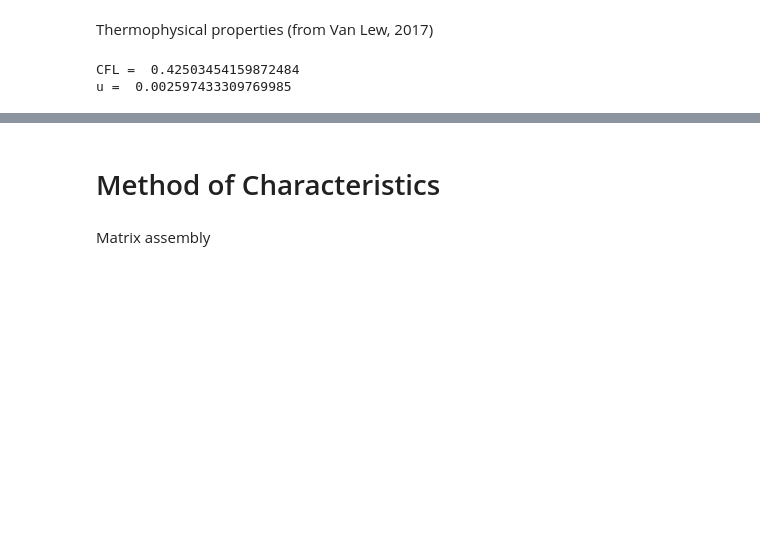
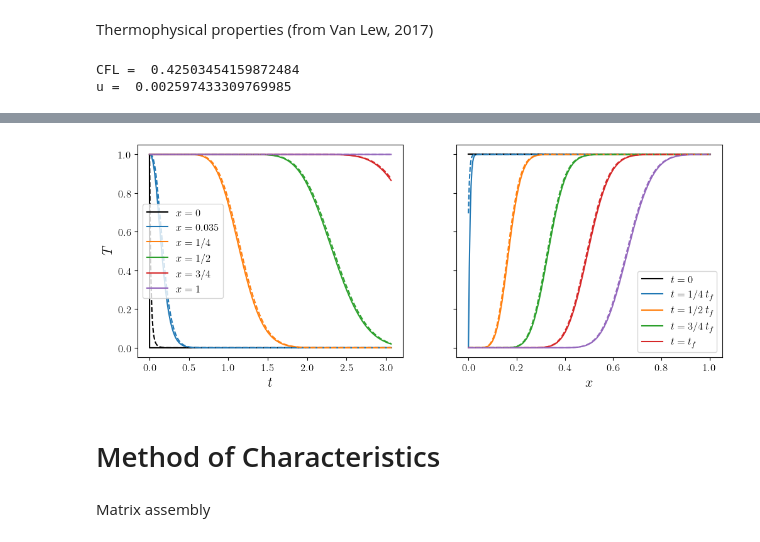
Before and after one commit to riemannsBeard/HeatTransfer_characteristics, a Jupyter notebook: Characteristics.ipynb, the cells around one changed output, grey strips where cells are left out. Drawn from its saved outputs; the diff is of its cells as text; code cells hidden in the pictures; blank space fills up the shorter version.

```diff
--- a/Characteristics.ipynb
+++ b/Characteristics.ipynb
@@ -57,7 +57,7 @@ Thermophysical properties (from Van Lew, 2017)
 rhof = 1733
 muf = 0.0021
 cpf = 1550
-kf = 0.57
+kf = 0.25*0.57
 
 # Solid
 rhos = 2640
@@ -226,3 +259,42 @@ plt.show()
+# %%
+fig, axs = plt.subplots(nrows=1, ncols=2, figsize=(12,12), sharey='all')
+(ax1, ax2) = axs
+
+ax1.plot(t*u/H, thetaf[0,:], 'k-', t*u/H, thetaf[10,:], t*u/H, thetaf[int(1/4*len(x)),:],
+         t*u/H, thetaf[int(1/2*len(x)),:], t*u/H, thetaf[int(3/4*len(x)),:],
+         t*u/H, thetaf[-1,:])
+
+ax1.set_prop_cycle(None)
+
+ax1.plot(t*u/H, thetas[0,:], 'k--', t*u/H, thetas[10,:], '--',
+         t*u/H, thetas[int(1/4*len(x)),:], '--', t*u/H, thetas[int(1/2*len(x)),:], '--',
+         t*u/H, thetas[int(3/4*len(x)),:], '--', t*u/H, thetas[-1,:], '--')
+
+ax1.legend([r'$x = 0$', r'$x = 0.035$', r'$x = 1/4$', r'$x = 1/2$', r'$x = 3/4$', r'$x = 1$'])
+ax1.set_box_aspect(0.8)
+ax1.set_xlabel(r'$t$', fontsize=16)
+ax1.set_ylabel(r'$T$', fontsize=16)
+
+##
+
+ax2.plot(x/H, thetaf[:,0], 'k', x/H, thetaf[:,5], x/H, thetaf[:,int(1/4*len(t))],
+         x/H, thetaf[:,int(2/4*len(t))], x/H, thetaf[:,int(3/4*len(t))], x/H, thetaf[:,-1])
+
+plt.gca().set_prop_cycle(None)
+
+ax2.plot(x/H, thetas[:,0], 'k--', x/H, thetas[:,5], '--', x/H, thetas[:,int(1/4*len(t))], '--',
+         x/H, thetas[:,int(2/4*len(t))], '--', x/H, thetas[:,int(3/4*len(t))], '--',
+         x/H, thetas[:,-1], '--')
+
+ax2.legend([r'$t = 0$', r'$t = 1/4 \,t_f$', r'$t = 1/2 \,t_f$', r'$t = 3/4 \,t_f$', r'$t = t_f$'])
+ax2.set_box_aspect(0.8)
+ax2.set_xlabel(r'$x$', fontsize=16)
+
+
+fig.savefig('DNS_T_vs_x_vs_t_subplot.pdf', bbox_inches='tight')
+plt.show()
+# %% [output]
+[figure, added]
 # %% [markdown]
 # Method of Characteristics
 # %%
```
Also changed, not shown: parts of 27 cells of this notebook, 6 other files.
